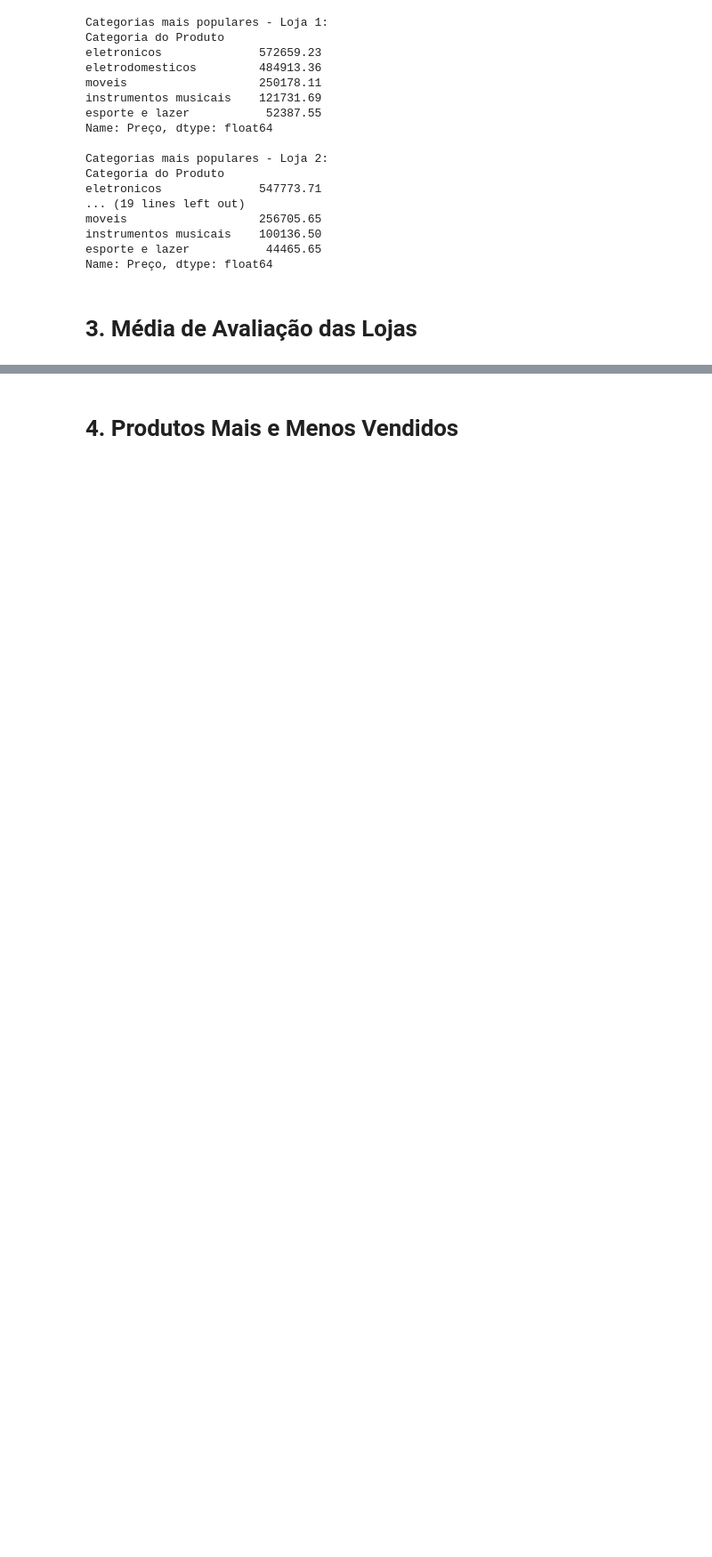
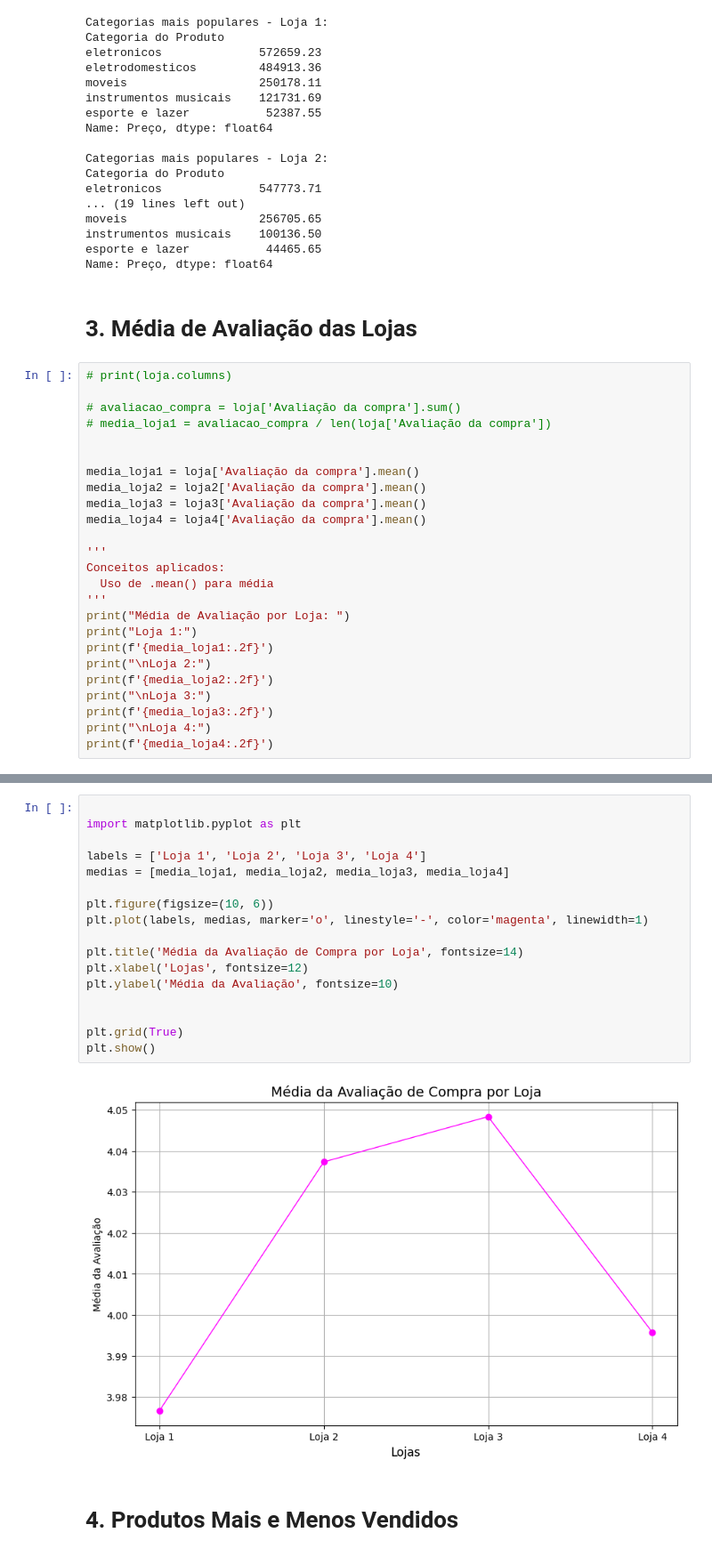
Before and after one commit to Tayara32/AluraStore, a Jupyter notebook: AluraStoreBr_TayaraCruz.ipynb, the cells around one changed output, grey strips where cells are left out. Shown: that part at 89% size. Cells and saved outputs as stored; diff of their text form; blank space fills up the shorter version.

Commit message:
Update Frete médio, Média avaliação,  Produtos mais e menos vendidos

```diff
--- a/AluraStoreBr_TayaraCruz.ipynb
+++ b/AluraStoreBr_TayaraCruz.ipynb
@@ -159,3 +159,28 @@ esporte e lazer           44465.65
 Name: Preço, dtype: float64
 # %% [markdown]
 # 3. Média de Avaliação das Lojas
+# %%
+# print(loja.columns)
+
+# avaliacao_compra = loja['Avaliação da compra'].sum()
+# media_loja1 = avaliacao_compra / len(loja['Avaliação da compra'])
+
+
+media_loja1 = loja['Avaliação da compra'].mean()
+media_loja2 = loja2['Avaliação da compra'].mean()
+media_loja3 = loja3['Avaliação da compra'].mean()
+media_loja4 = loja4['Avaliação da compra'].mean()
+
+'''
+Conceitos aplicados:
+  Uso de .mean() para média
+'''
+print("Média de Avaliação por Loja: ")
+print("Loja 1:")
+print(f'{media_loja1:.2f}')
+print("\nLoja 2:")
+print(f'{media_loja2:.2f}')
+print("\nLoja 3:")
+print(f'{media_loja3:.2f}')
+print("\nLoja 4:")
+print(f'{media_loja4:.2f}')
@@ -162,2 +200,21 @@ Name: Preço, dtype: float64
+# %%
+
+import matplotlib.pyplot as plt
+
+labels = ['Loja 1', 'Loja 2', 'Loja 3', 'Loja 4']
+medias = [media_loja1, media_loja2, media_loja3, media_loja4]
+
+plt.figure(figsize=(10, 6))
+plt.plot(labels, medias, marker='o', linestyle='-', color='magenta', linewidth=1)
+
+plt.title('Média da Avaliação de Compra por Loja', fontsize=14)
+plt.xlabel('Lojas', fontsize=12)
+plt.ylabel('Média da Avaliação', fontsize=10)
+
+
+plt.grid(True)
+plt.show()
+# %% [output]
+[figure, added]
 # %% [markdown]
 # 4. Produtos Mais e Menos Vendidos
```
Also changed, not shown: parts of 5 cells of this notebook.
